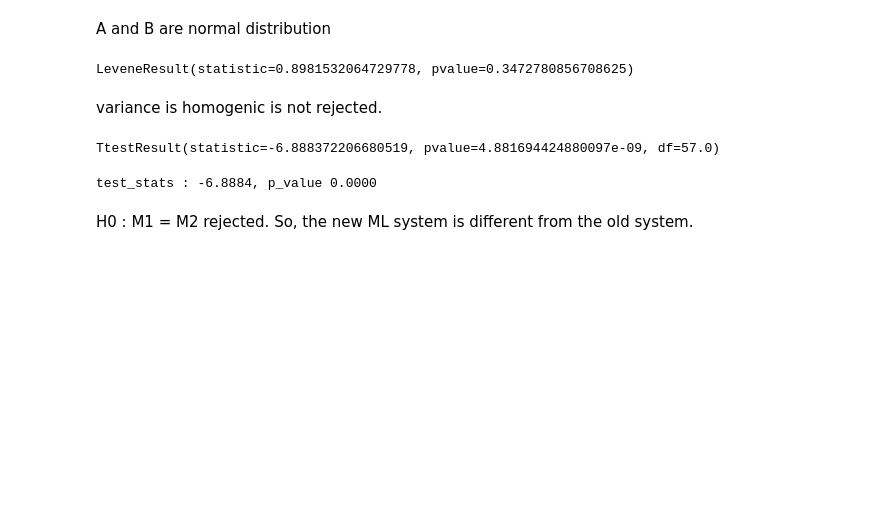
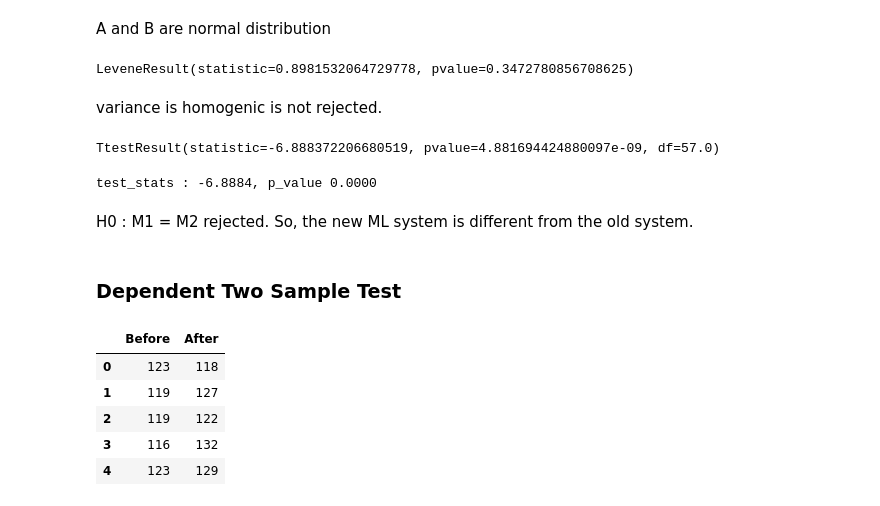
Before and after one commit to Bahrihan/DS_StatisticPractices, a Jupyter notebook: HypothesisParametricT3.ipynb, the cells around one changed output. Cells and saved outputs as stored; diff of their text form; code cells hidden in the pictures; blank space fills up the shorter version.

```diff
--- a/HypothesisParametricT3.ipynb
+++ b/HypothesisParametricT3.ipynb
@@ -206,3 +206,5 @@ print("test_stats : %.4f, p_value %.4f" % (test_stats, p_val))
 test_stats : -6.8884, p_value 0.0000
 # %% [markdown]
 H0 : M1 = M2 rejected. So, the new ML system is different from the old system.
+# %% [markdown]
+<h3>Dependent Two Sample Test</h3>
@@ -208,0 +223,14 @@ H0 : M1 = M2 rejected. So, the new ML system is different from the old system.
+# %%
+#discrete data sets
+#data type 1
+
+C_D = pd.concat([before, after], axis=1)
+C_D.columns = ["Before", "After"]
+C_D.head()
+# %% [output]
+|  | Before | After |
+| 0 | 123 | 118 |
+| 1 | 119 | 127 |
+| 2 | 119 | 122 |
+| 3 | 116 | 132 |
+| 4 | 123 | 129 |
```
Also changed, not shown: parts of 10 cells of this notebook, 1 other file.
